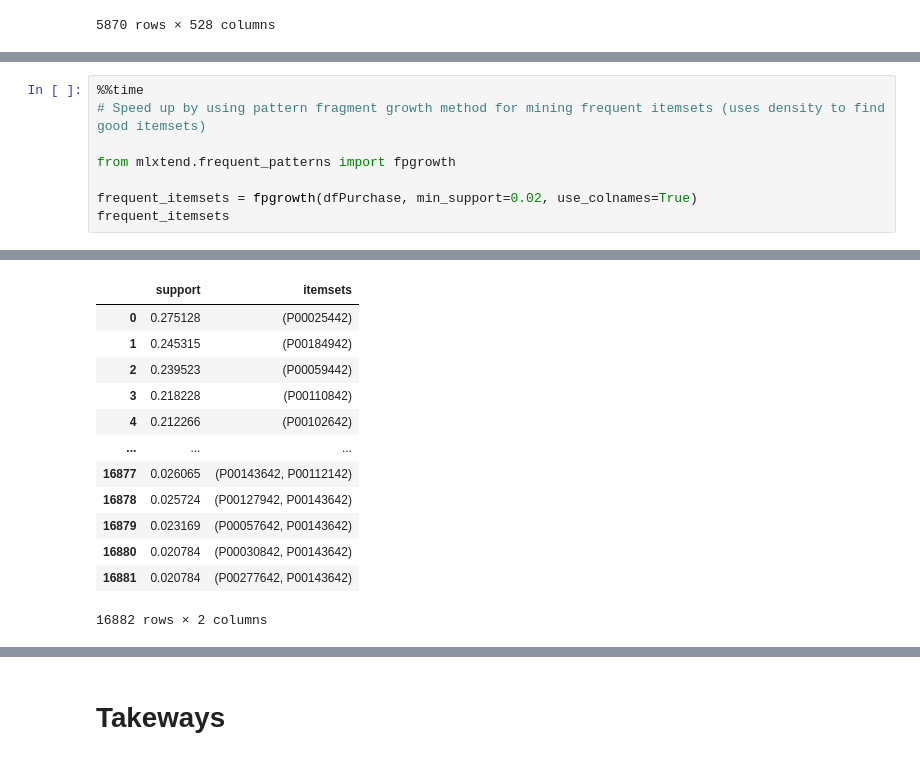
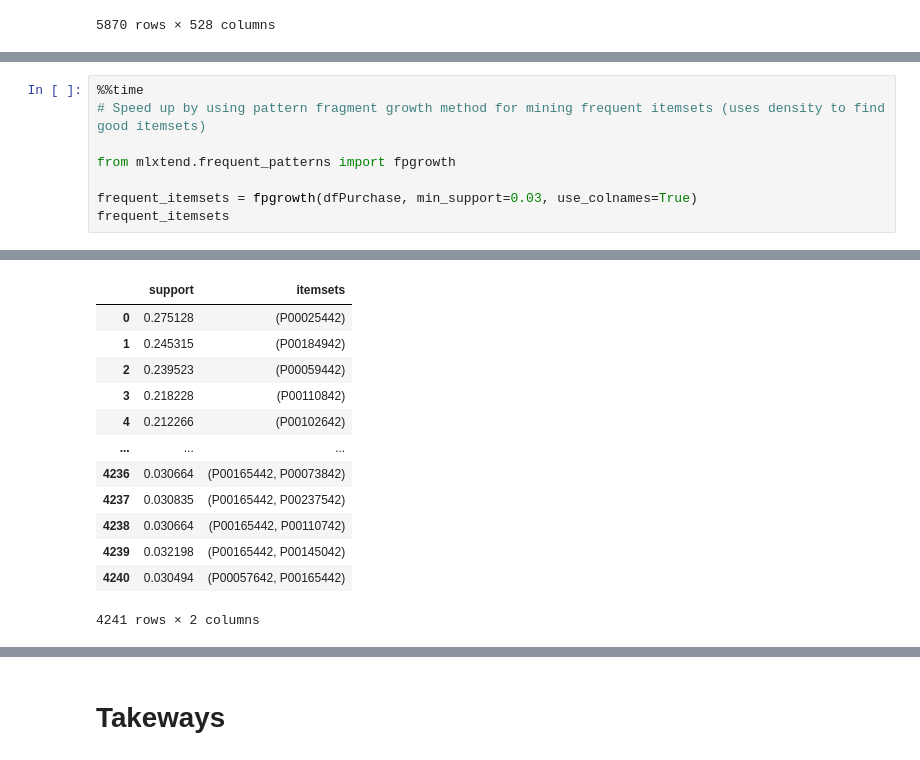
Before and after one commit to cetinus-gulin/ie423, a Jupyter notebook: task5-6-7/task7-gulin.ipynb, the cells around one changed output, grey strips where cells are left out. Saved outputs shown, nothing was run; the diff lists cells and outputs as text.

```diff
--- a/task5-6-7/task7-gulin.ipynb
+++ b/task5-6-7/task7-gulin.ipynb
@@ -127,6 +127,6 @@ Wall time: 25.1 s
 
 from mlxtend.frequent_patterns import fpgrowth
 
-frequent_itemsets = fpgrowth(dfPurchase, min_support=0.02, use_colnames=True)
+frequent_itemsets = fpgrowth(dfPurchase, min_support=0.03, use_colnames=True)
 frequent_itemsets
 # %% [output]
@@ -135,16 +135,16 @@ Wall time: 5.21 s
 |  | support | itemsets |
 | 0 | 0.275128 | (P00025442) |
 | 1 | 0.245315 | (P00184942) |
 | 2 | 0.239523 | (P00059442) |
 | 3 | 0.218228 | (P00110842) |
 | 4 | 0.212266 | (P00102642) |
 | ... | ... | ... |
-| 16877 | 0.026065 | (P00143642, P00112142) |
-| 16878 | 0.025724 | (P00127942, P00143642) |
-| 16879 | 0.023169 | (P00057642, P00143642) |
-| 16880 | 0.020784 | (P00030842, P00143642) |
-| 16881 | 0.020784 | (P00277642, P00143642) |
+| 4236 | 0.030664 | (P00165442, P00073842) |
+| 4237 | 0.030835 | (P00165442, P00237542) |
+| 4238 | 0.030664 | (P00165442, P00110742) |
+| 4239 | 0.032198 | (P00165442, P00145042) |
+| 4240 | 0.030494 | (P00057642, P00165442) |
-16882 rows × 2 columns
+4241 rows × 2 columns
 # %%
 # Evaluate the metrics, and filter the items and itemsets that have at least 65% confidence
 
```
Also changed, not shown: parts of 6 cells of this notebook.
